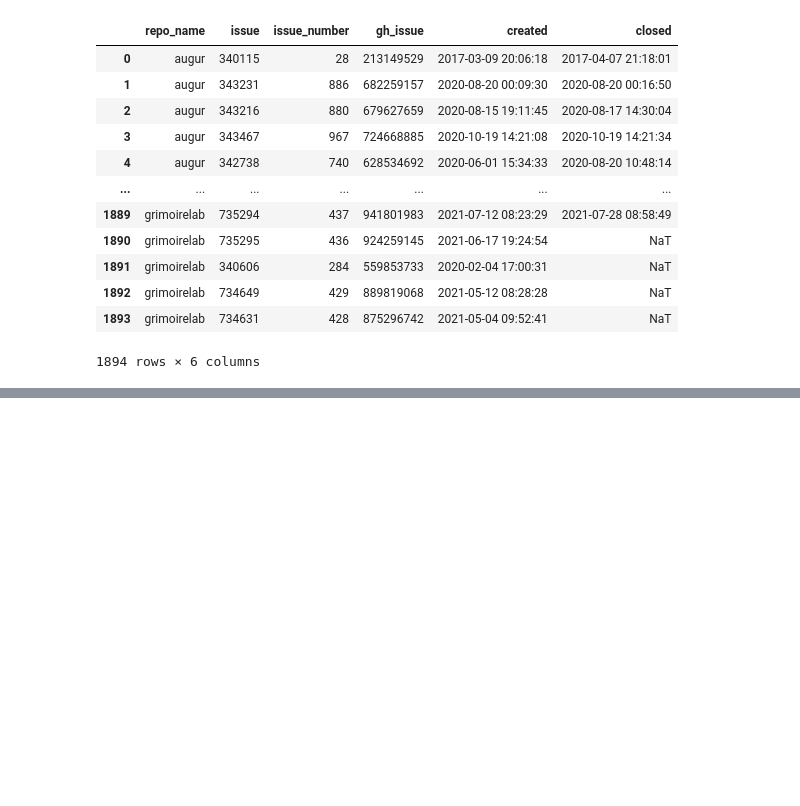
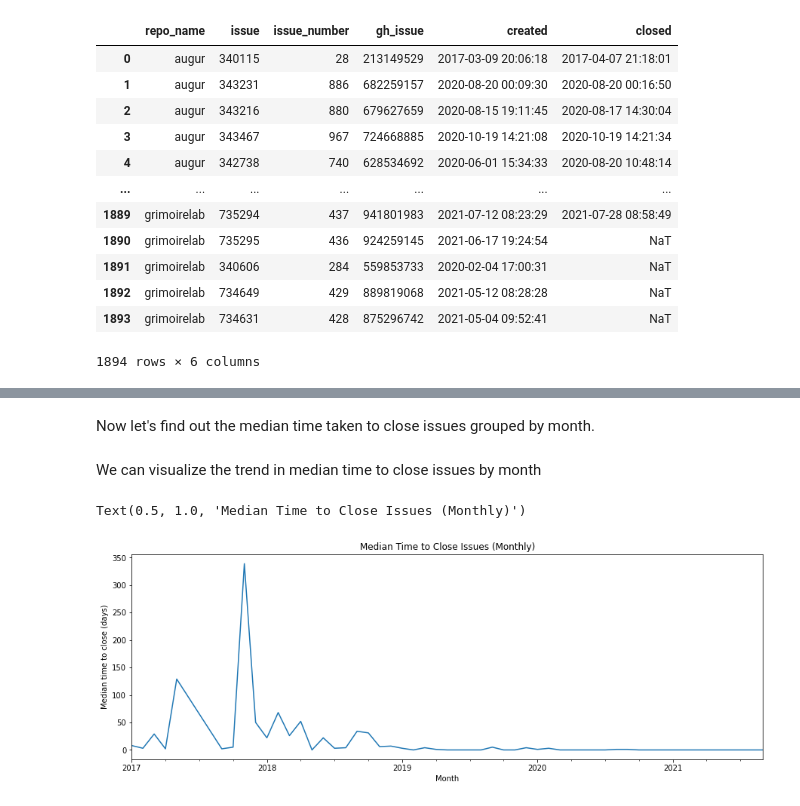
Before and after one commit to oss-aspen/Rappel, a Jupyter notebook: notebooks/performance.ipynb, the cells around one changed output, grey strips where cells are left out. Drawn from its saved outputs; the diff is of its cells as text; code cells hidden in the pictures; blank space fills up the shorter version.

Commit message:
add median time metric for issues

```diff
--- a/notebooks/performance.ipynb
+++ b/notebooks/performance.ipynb
@@ -179,3 +177,9 @@ df_issues
 | 1892 | grimoirelab | 734649 | 429 | 889819068 | 2021-05-12 08:28:28 | NaT |
 | 1893 | grimoirelab | 734631 | 428 | 875296742 | 2021-05-04 09:52:41 | NaT |
 1894 rows × 6 columns
+# %%
+#IF YOU ONLY WANT TO LOOK AT A ONE OF THE REPOS QUERIED
+repo_focus = 'augur'
+df_issues_focus = df_issues[df_issues['repo_name'] == repo_focus]
+df_issues_focus = df_issues_focus.sort_values(by= "created")
+df_issues_focus = df_issues_focus.reset_index(drop=True)
@@ -181,0 +198,3 @@ df_issues
+# %%
+# Calculate the time taken to close an issue
+df_issues_focus['time_to_close'] = (df_issues_focus.closed - df_issues_focus.created)
@@ -181,0 +215,16 @@ df_issues
+# %% [markdown]
+Now let's find out the median time taken to close issues grouped by month.
+# %%
+df_issues_closed_monthly = df_issues_focus['time_to_close'].groupby(df_issues_focus.created.dt.to_period("M")).agg('median')
+# %%
+df_issues_closed_monthly = df_issues_closed_monthly.astype('timedelta64[D]')
+# %% [markdown]
+We can visualize the trend in median time to close issues by month
+# %%
+df_issues_closed_monthly.plot()
+plt.xlabel("Month")
+plt.ylabel("Median time to close (days)")
+plt.title("Median Time to Close Issues (Monthly)")
+# %% [output]
+Text(0.5, 1.0, 'Median Time to Close Issues (Monthly)')
+[figure, added]
```
Also changed, not shown: parts of 22 cells of this notebook.
